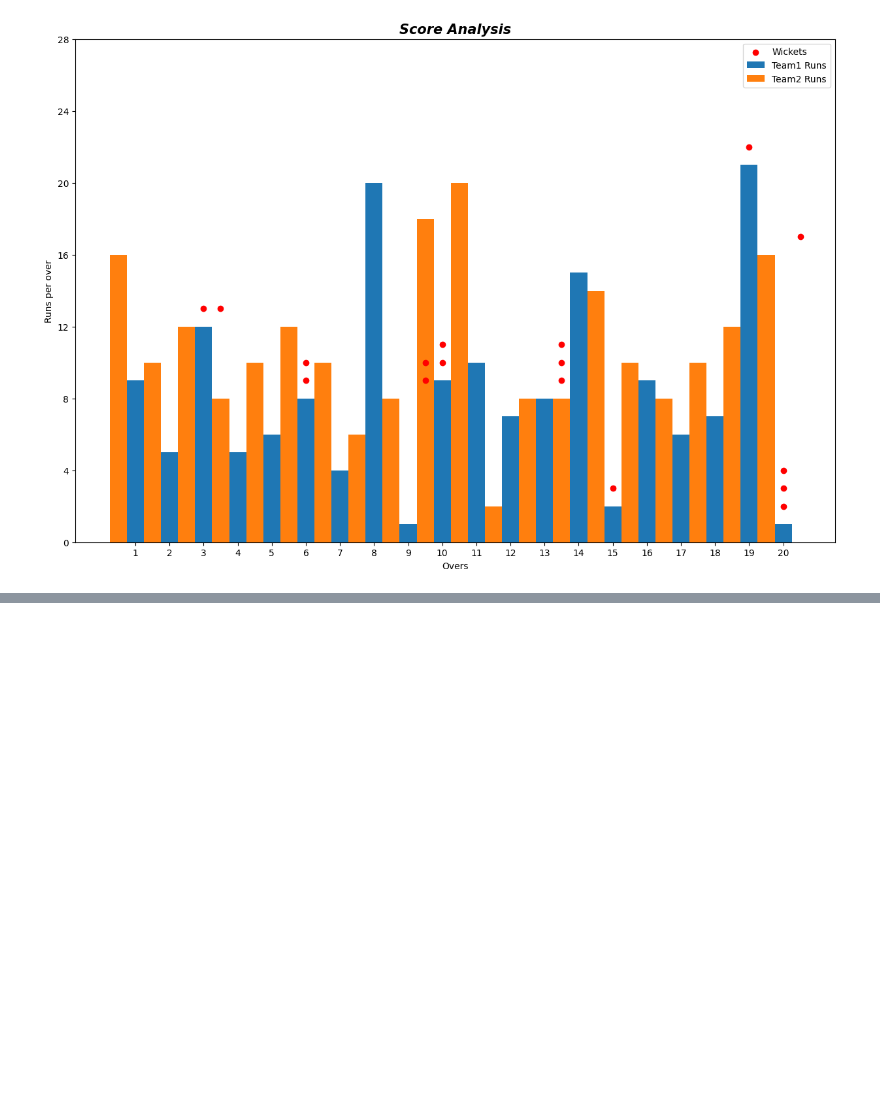
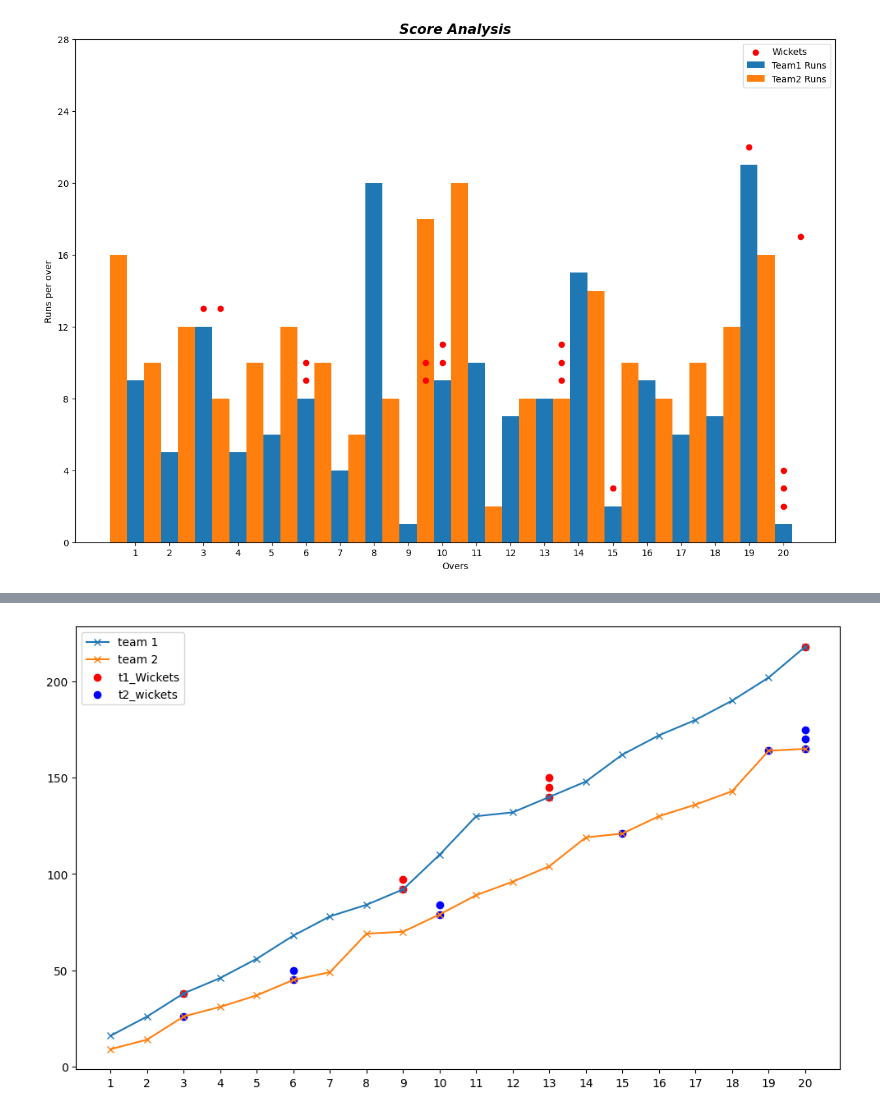
Before and after one commit to JoeVA2020/DS_OCT_ML, a Jupyter notebook: Mathplot/cricket.ipynb, the cells around one changed output, grey strips where cells are left out. Cells and saved outputs as stored; diff of their text form; code cells hidden in the pictures; blank space fills up the shorter version.

```diff
--- a/Mathplot/cricket.ipynb
+++ b/Mathplot/cricket.ipynb
@@ -74,0 +112,50 @@ plt.show()
+# %%
+plt.figure(figsize=(12,7))
+
+t1_runs = [16, 10, 12, 8, 10, 12, 10, 6, 8, 18, 20, 2, 8, 8, 14, 10, 8, 10, 12, 16]
+t1_wickets = [0, 0, 1, 0, 0, 0, 0, 0, 2, 0, 0, 0, 3, 0, 0, 0, 0, 0, 0, 1]
+t2_runs=[9,5,12,5,6,8,4,20,1,9,10,7,8,15,2,9,6,7,21,1]
+t2_wickets=[0,0,1,0,0,2,0,0,0,2,0,0,0,0,1,0,0,0,1,3]
+
+
+t1_score=[]
+for i in range(len(t1_runs)):
+    t1_score.append(t1_runs[i])
+    if i!=0:
+        t1_score[i]+=t1_score[i-1]
+t2_score=[]
+for i in range(len(t2_runs)):
+    t2_score.append(t2_runs[i])
+    if i!=0:
+        t2_score[i]+=t2_score[i-1]
+
+
+plt.plot(range(1,len(t1_runs)+1),t1_score,marker='x',label="team 1")
+plt.plot(range(1,len(t2_runs)+1),t2_score,marker='x',label="team 2")
+
+
+wicket_count = 0
+for i in range(len(t1_wickets)):
+    if t1_wickets[i] > 0:
+        for j in range(1, t1_wickets[i] + 1):
+            wicket_count += 1
+            if wicket_count != sum(t1_wickets):
+                plt.scatter(i+1 , t1_score[i] + 5*j-5, color='red')
+            else:
+                plt.scatter(i+1 , t1_score[i] + 5*j-5, color='red', label="t1_Wickets")
+
+wicket_count = 0
+for i in range(len(t2_wickets)):
+    if t2_wickets[i] > 0:
+        for j in range(1, t2_wickets[i] + 1):
+            wicket_count += 1
+            if wicket_count != sum(t2_wickets):
+                plt.scatter(i+1, t2_score[i] + 5*j-5, color='blue')
+            else:
+                plt.scatter(i+1, t2_score[i] + 5*j-5, color='blue',label="t2_wickets")
+
+plt.xticks(range(1,len(t1_runs)+1))
+plt.legend()
+plt.show()
+# %% [output]
+[figure, added]
```
Also changed, not shown: parts of 1 cell of this notebook.
